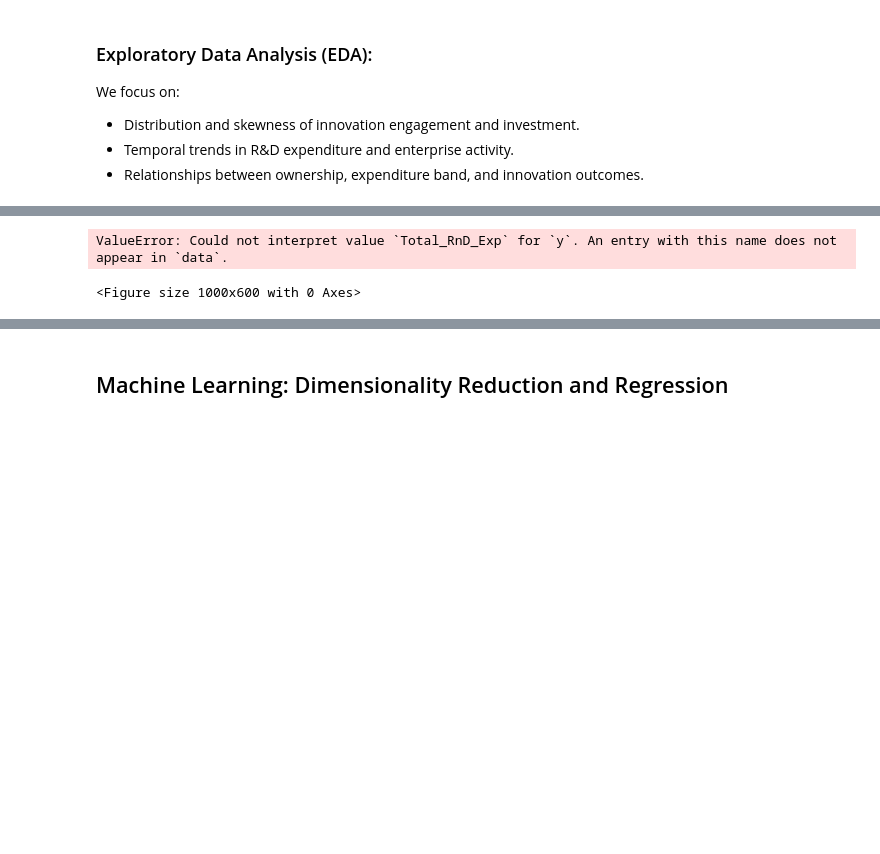
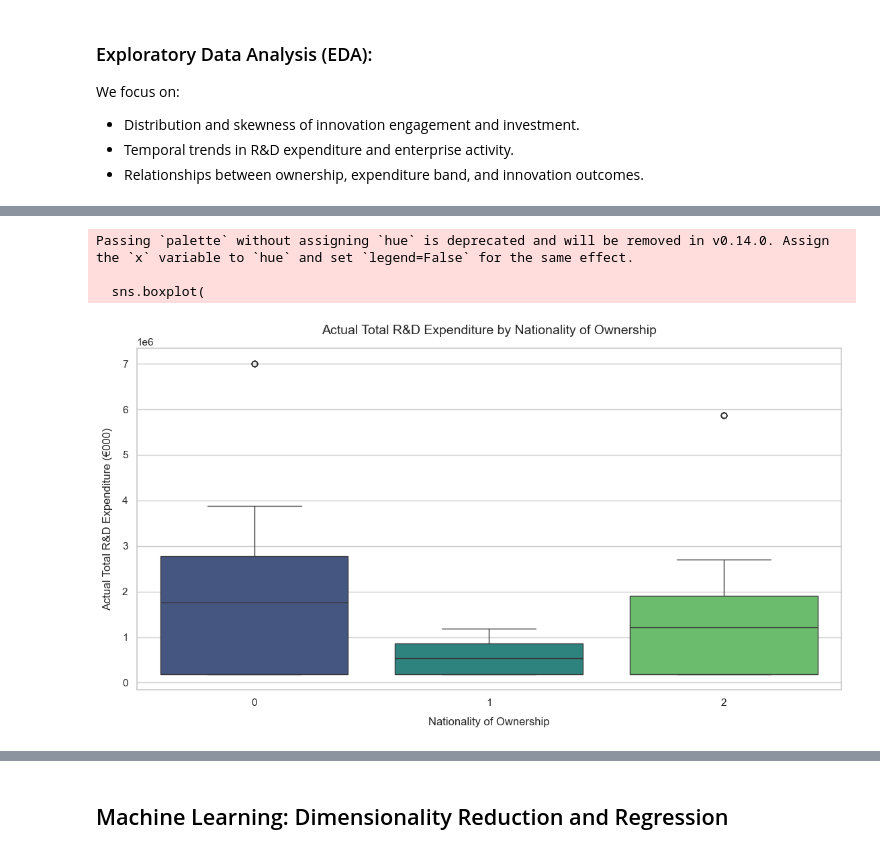
Before and after one commit to asolyash/DIGITAL-TRANSFORMATION-COMPETITIVENESS-IRELAND, a Jupyter notebook: Adriana_Soledad_Yash.ipynb, the cells around one changed output, grey strips where cells are left out. Saved outputs shown, nothing was run; the diff lists cells and outputs as text; code cells hidden in the pictures; blank space fills up the shorter version.

```diff
--- a/Adriana_Soledad_Yash.ipynb
+++ b/Adriana_Soledad_Yash.ipynb
@@ -464,17 +500,19 @@ plt.show()
-# %%
-# plot RnD expenditure by nationality
-plt.figure(figsize=(10, 6))
-sns.boxplot(
-    x='nationality_of_ownership',
-    y='Total_RnD_Exp',
-    data=df,
-    palette='viridis'
-)
-plt.title('R&D Expenditure by Nationality of Ownership', fontsize=14, pad=15)
-plt.xlabel('Nationality of Ownership', fontsize=12, labelpad=8)
-plt.ylabel('Total RnD Expenditure', fontsize=12, labelpad=8)
-plt.tight_layout(pad=3)
-plt.show()
-# %% [output]
-ValueError: Could not interpret value `Total_RnD_Exp` for `y`. An entry with this name does not appear in `data`.
-<Figure size 1000x600 with 0 Axes>
+# %%
+# boxplot of actual expenditure by ownership nationality
+plt.figure(figsize=(12, 7))
+sns.boxplot(
+    x='nationality_of_ownership',
+    y='Actual Total Research and Development Expenditure',
+    data=df,
+    palette='viridis'
+)
+plt.title('Actual Total R&D Expenditure by Nationality of Ownership', fontsize=14, pad=15)
+plt.xlabel('Nationality of Ownership', fontsize=12, labelpad=10)
+plt.ylabel('Actual Total R&D Expenditure (€000)', fontsize=12, labelpad=10)
+plt.tight_layout(pad=3)
+plt.show()
+# %% [output]
+Passing `palette` without assigning `hue` is deprecated and will be removed in v0.14.0. Assign the `x` variable to `hue` and set `legend=False` for the same effect.
+
+  sns.boxplot(
+[figure, added]
```
Also changed, not shown: parts of 6 cells of this notebook.
